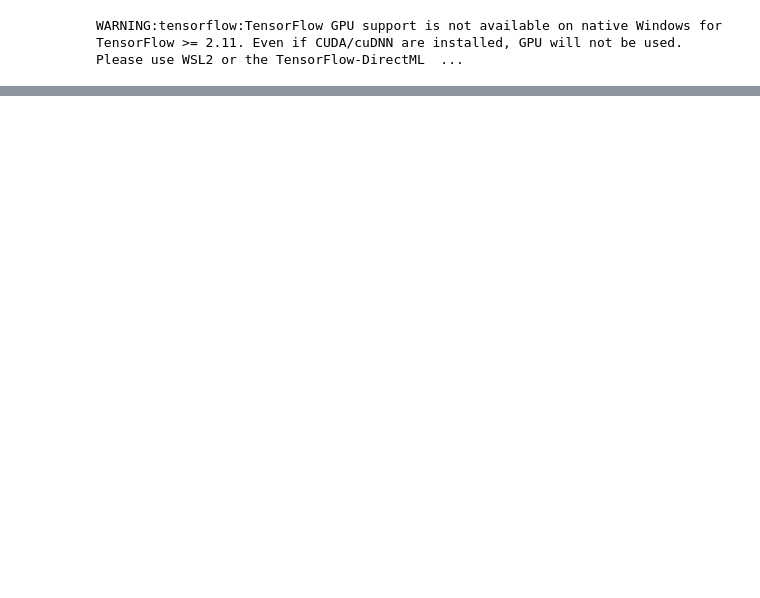
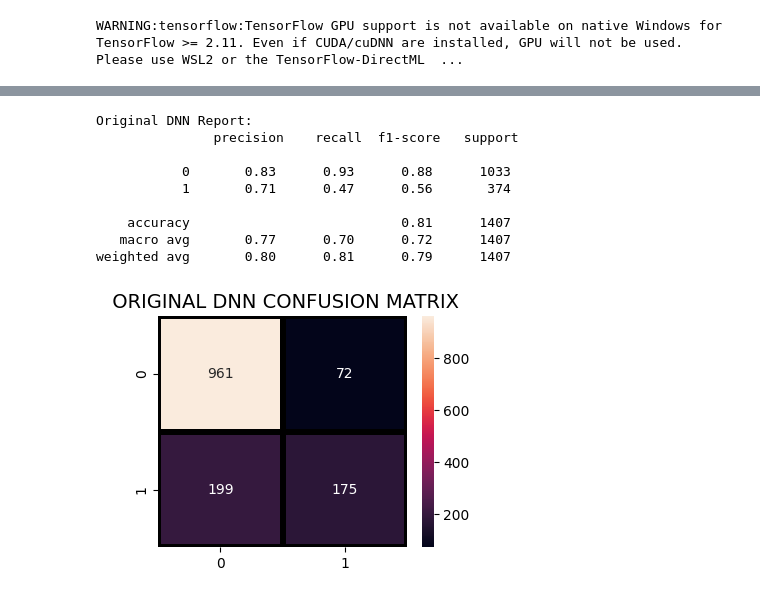
Before and after one commit to ngocmai141106/AI66B_group_9, a Jupyter notebook: code/extra_dnn.ipynb, the cells around one changed output, grey strips where cells are left out. Cells and saved outputs as stored; diff of their text form; code cells hidden in the pictures; blank space fills up the shorter version.

```diff
--- a/code/extra_dnn.ipynb
+++ b/code/extra_dnn.ipynb
@@ -75,0 +80,17 @@ ValueError: could not convert string to float: 'No'
+# %%
+print("Original DNN Report:\n", (classification_report(y_test, y_pred)))
+plt.figure(figsize=(4,3))
+sns.heatmap(confusion_matrix(y_test, y_pred), annot=True,fmt = "d",linecolor="k",linewidths=3)
+plt.title(" ORIGINAL DNN CONFUSION MATRIX",fontsize=14)
+plt.show()
+# %% [output]
+Original DNN Report:
+               precision    recall  f1-score   support
+
+           0       0.83      0.93      0.88      1033
+           1       0.71      0.47      0.56       374
+
+    accuracy                           0.81      1407
+   macro avg       0.77      0.70      0.72      1407
+weighted avg       0.80      0.81      0.79      1407
+[figure, added]
```
Also changed, not shown: parts of 11 cells of this notebook.
